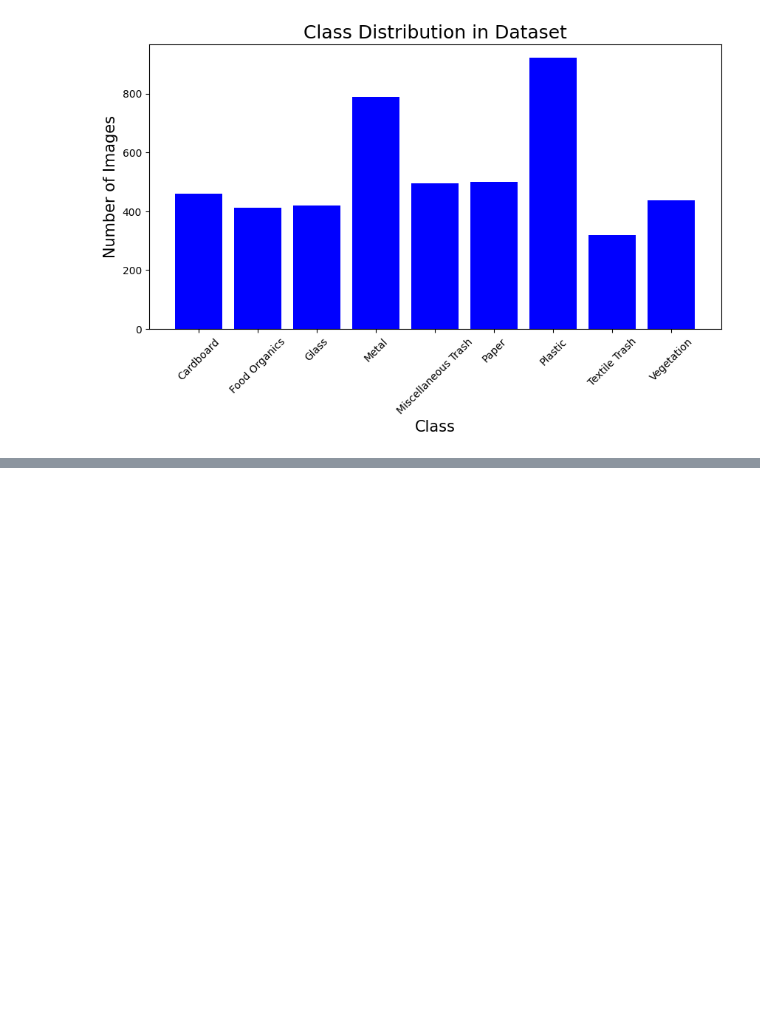
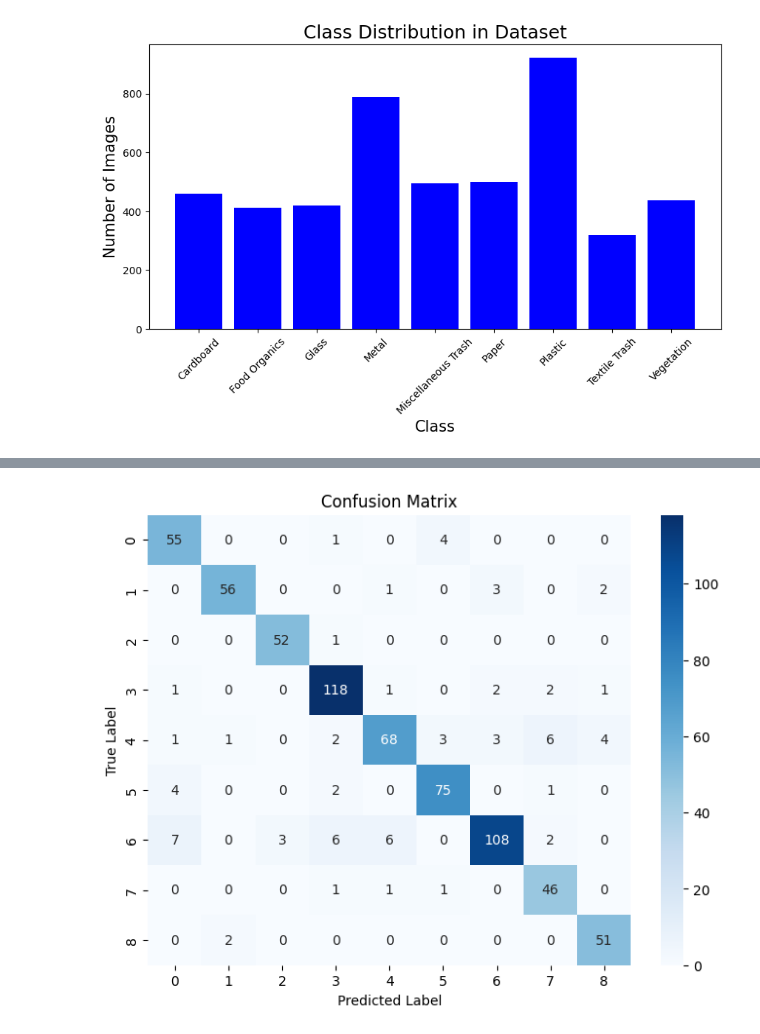
Before and after one commit to Anagha235/CNN-Data-Science-Project, a Jupyter notebook: CNN.ipynb, the cells around one changed output, grey strips where cells are left out. Saved outputs shown, nothing was run; the diff lists cells and outputs as text; code cells hidden in the pictures; blank space fills up the shorter version.

```diff
--- a/CNN.ipynb
+++ b/CNN.ipynb
@@ -465,7 +440,7 @@ best_model = tuner.hypermodel.build(best_hp)
 history_tuned = best_model.fit(
     train_dataset,
     validation_data=val_dataset,
-    epochs=30,
+    epochs=40,
     class_weight=class_weights_dict,
     callbacks=[ lr_scheduler]
 )
@@ -479,18 +491,8 @@ tuner.results_summary()
 # %%
-from sklearn.metrics import classification_report
-
-
-y_true_tuned = []
-y_pred_probs_tuned = []
+y_true = []
+y_pred = []
 
 for images, labels in val_dataset:
-    preds_tuned = best_model.predict(images)
-    y_true_tuned.extend(np.argmax(labels.numpy(), axis=1))
-    y_pred_probs_tuned.extend(preds)
-
-
-y_true_tuned = np.array(y_true_tuned)
-y_pred_probs_tuned = np.array(y_pred_probs_tuned)
-
-
-y_pred_tuned = np.argmax(y_pred_probs_tuned, axis=1)
+    predictions = best_model.predict(images)
+    y_true.extend(np.argmax(labels.numpy(), axis=1))  # Actual labels
+    y_pred.extend(np.argmax(predictions, axis=1))
@@ -525,12 +566,14 @@ plot_hist(history_tuned)
 # %%
-cm = confusion_matrix(y_true_tuned, y_pred_tuned)
+cm = confusion_matrix(y_true, y_pred)
 
 plt.figure(figsize=(8, 6))
 sns.heatmap(cm, annot=True, fmt="d", cmap="Blues", xticklabels=range(num_classes), yticklabels=range(num_classes))
 plt.xlabel("Predicted Label")
 plt.ylabel("True Label")
 plt.title("Confusion Matrix")
 plt.show()
+# %% [output]
+[figure, added]
 # %%
 best_model.save("best_efficientnet_model.keras", include_optimizer=False)
 # %%
```
Also changed, not shown: parts of 24 cells of this notebook.
